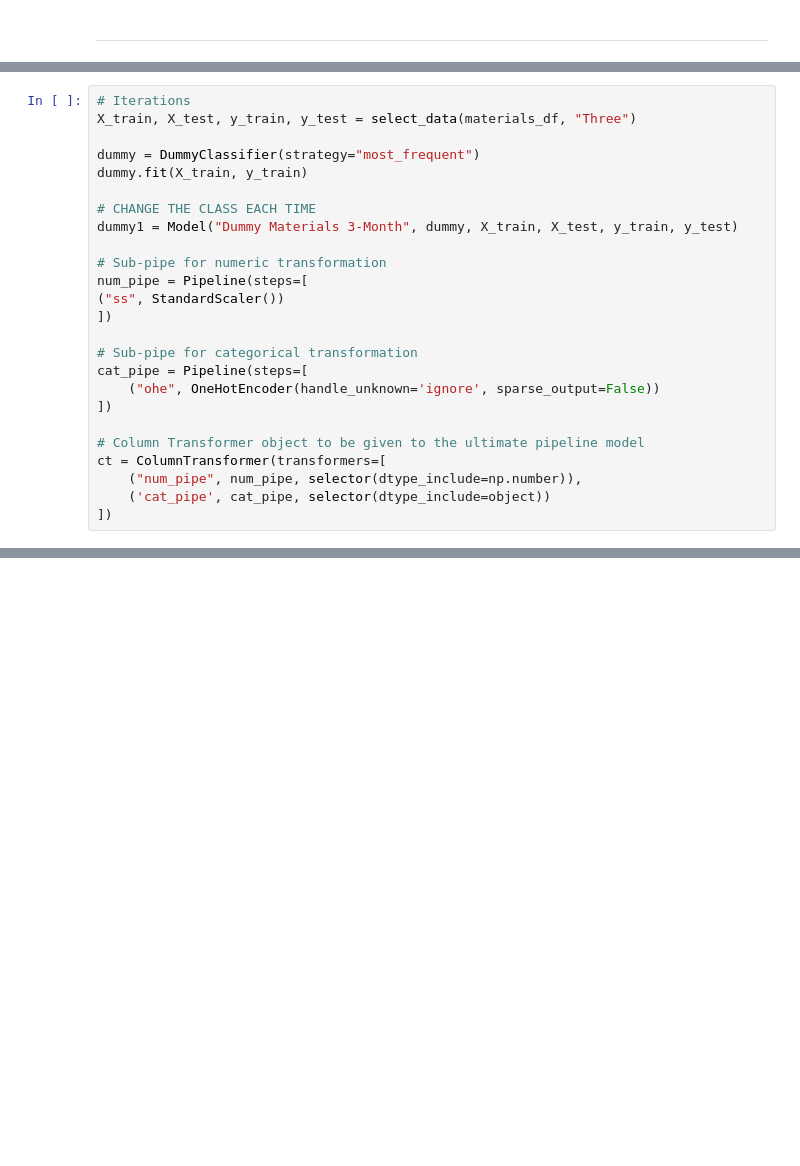
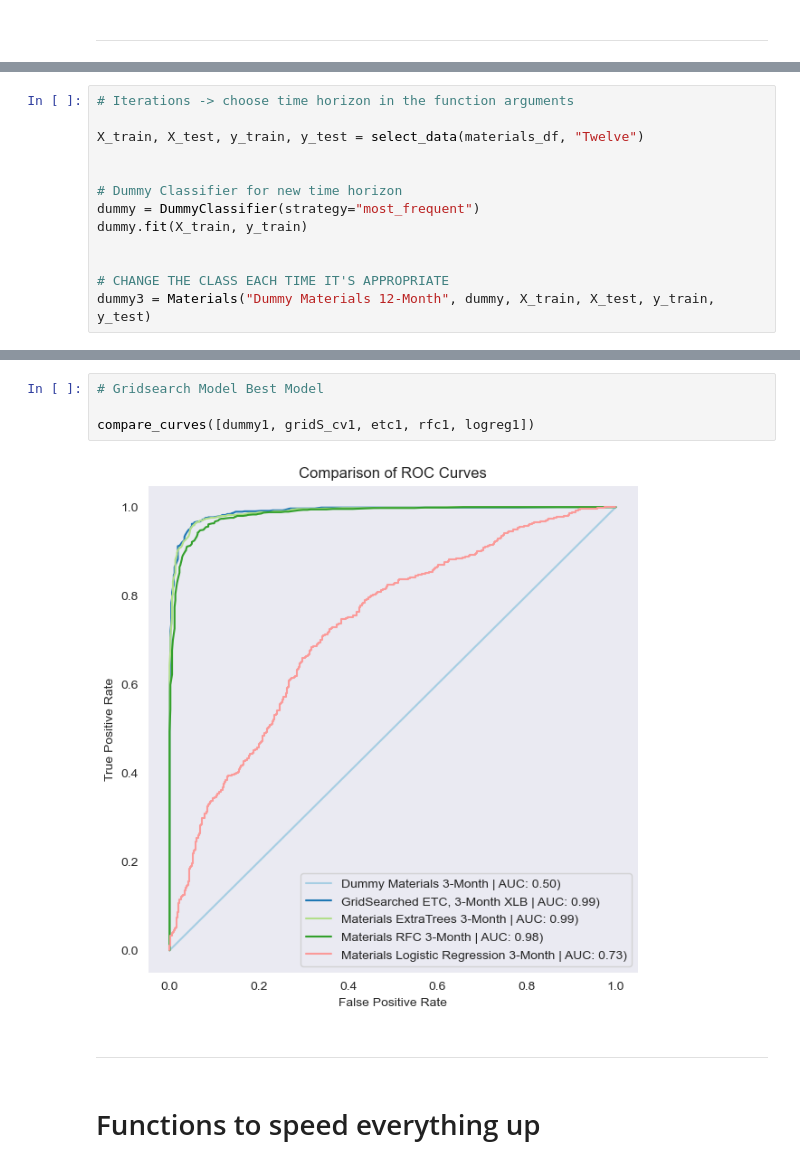
Before and after one commit to dvdhartsman/Stock_Market_Analysis, a Jupyter notebook: 2_SPDR_ETFs.ipynb, the cells around one changed output, grey strips where cells are left out. Saved outputs shown, nothing was run; the diff lists cells and outputs as text; blank space fills up the shorter version.

```diff
--- a/2_SPDR_ETFs.ipynb
+++ b/2_SPDR_ETFs.ipynb
@@ -656,27 +727,15 @@ Consumer, Real_Estate, Communication_Services
 # %%
-# Iterations
-X_train, X_test, y_train, y_test = select_data(materials_df, "Three")
+# Iterations -> choose time horizon in the function arguments
 
+X_train, X_test, y_train, y_test = select_data(materials_df, "Twelve")
+
+
+# Dummy Classifier for new time horizon
 dummy = DummyClassifier(strategy="most_frequent")
 dummy.fit(X_train, y_train)
 
-# CHANGE THE CLASS EACH TIME
-dummy1 = Model("Dummy Materials 3-Month", dummy, X_train, X_test, y_train, y_test)
 
-# Sub-pipe for numeric transformation
-num_pipe = Pipeline(steps=[
-("ss", StandardScaler())
-])
-
-# Sub-pipe for categorical transformation
-cat_pipe = Pipeline(steps=[
-    ("ohe", OneHotEncoder(handle_unknown='ignore', sparse_output=False))
-])
-
-# Column Transformer object to be given to the ultimate pipeline model
-ct = ColumnTransformer(transformers=[
-    ("num_pipe", num_pipe, selector(dtype_include=np.number)),
-    ('cat_pipe', cat_pipe, selector(dtype_include=object))
-])
+# CHANGE THE CLASS EACH TIME IT'S APPROPRIATE
+dummy3 = Materials("Dummy Materials 12-Month", dummy, X_train, X_test, y_train, y_test)
 # %% [output]
 [Parallel(n_jobs=4)]: Using backend LokyBackend with 4 concurrent workers.
@@ -763,0 +876,10 @@ Model.model_df
+# %%
+# Gridsearch Model Best Model
+
+compare_curves([dummy1, gridS_cv1, etc1, rfc1, logreg1])
+# %% [output]
+[figure, added]
+# %% [markdown]
+<hr style="border: 4px solid green">
+# %% [markdown]
+# Functions to speed everything up
```
Also changed, not shown: parts of 295 cells of this notebook, 2 other files.
